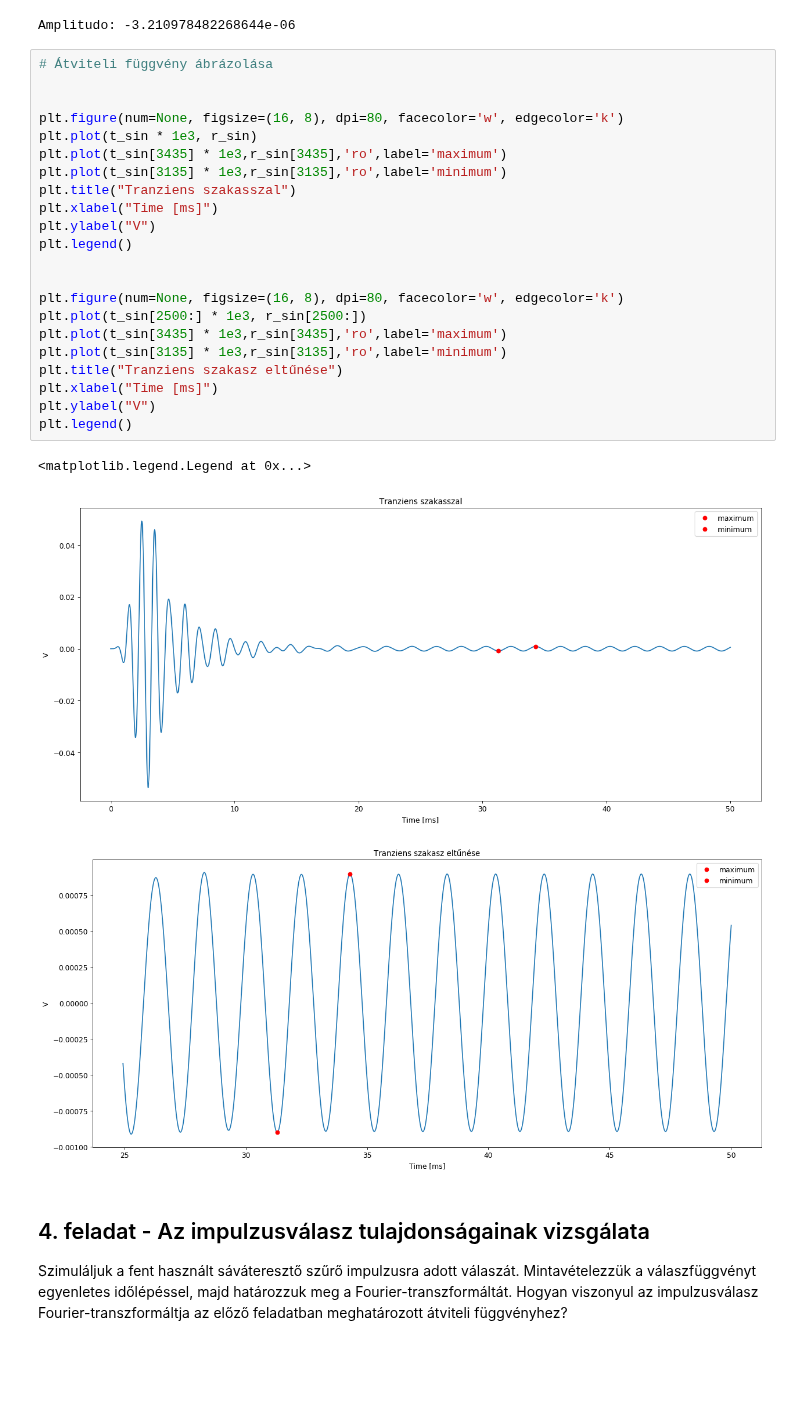
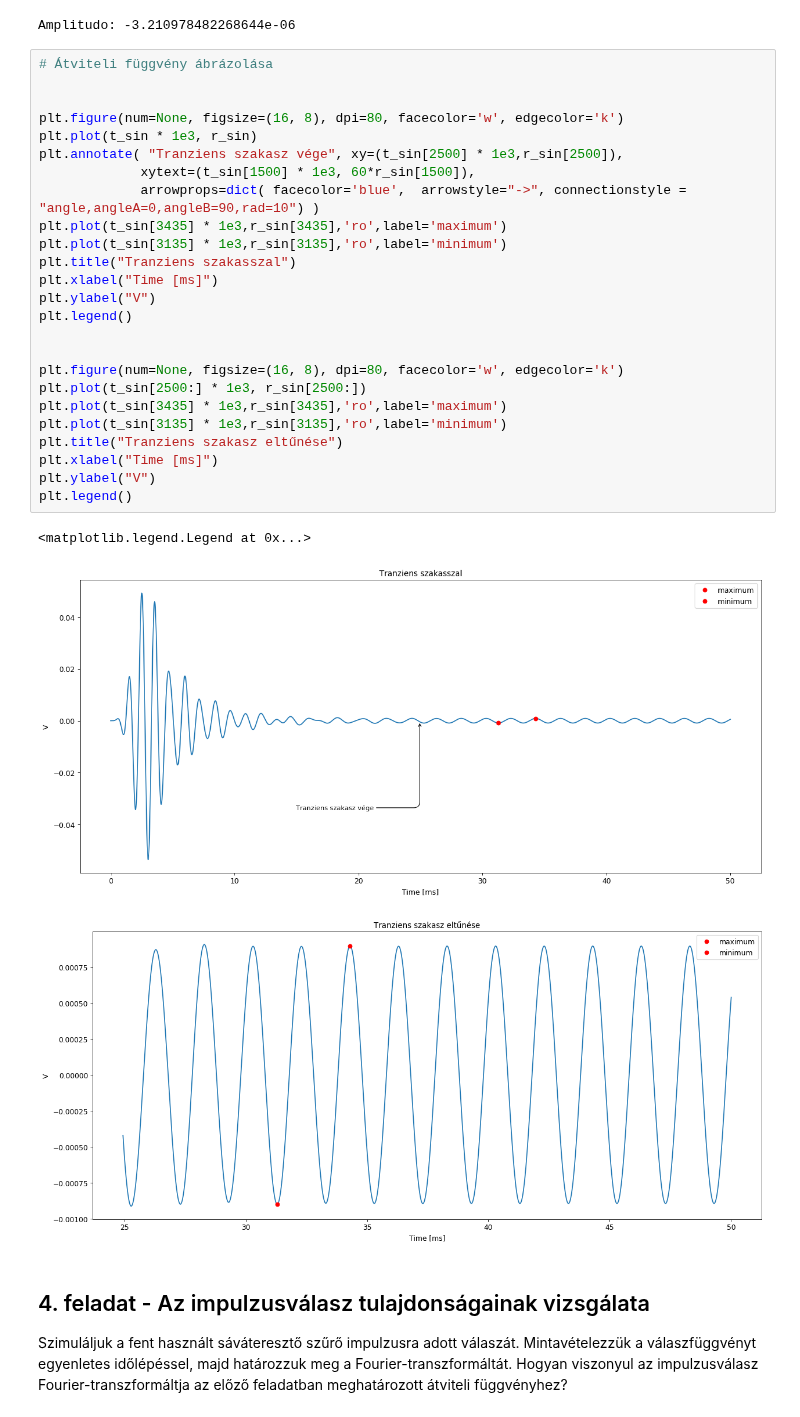
Before and after one commit to Tominano/Numerical-methods-of-physics-II, a Jupyter notebook: 3_feladatsor/3_feladat_Kapolcs.ipynb, the cells around one changed output. Cells and saved outputs as stored; diff of their text form; blank space fills up the shorter version.

```diff
--- a/3_feladatsor/3_feladat_Kapolcs.ipynb
+++ b/3_feladatsor/3_feladat_Kapolcs.ipynb
@@ -438,28 +439,31 @@ Amplitudo: -3.210978482268644e-06
 # %%
 # Átviteli függvény ábrázolása
 
 
 plt.figure(num=None, figsize=(16, 8), dpi=80, facecolor='w', edgecolor='k')
 plt.plot(t_sin * 1e3, r_sin)
+plt.annotate( "Tranziens szakasz vége", xy=(t_sin[2500] * 1e3,r_sin[2500]),
+             xytext=(t_sin[1500] * 1e3, 60*r_sin[1500]),
+             arrowprops=dict( facecolor='blue',  arrowstyle="->", connectionstyle = "angle,angleA=0,angleB=90,rad=10") )
 plt.plot(t_sin[3435] * 1e3,r_sin[3435],'ro',label='maximum')
 plt.plot(t_sin[3135] * 1e3,r_sin[3135],'ro',label='minimum')
 plt.title("Tranziens szakasszal")
 plt.xlabel("Time [ms]")
 plt.ylabel("V")
 plt.legend()
 
 
 plt.figure(num=None, figsize=(16, 8), dpi=80, facecolor='w', edgecolor='k')
 plt.plot(t_sin[2500:] * 1e3, r_sin[2500:])
 plt.plot(t_sin[3435] * 1e3,r_sin[3435],'ro',label='maximum')
 plt.plot(t_sin[3135] * 1e3,r_sin[3135],'ro',label='minimum')
 plt.title("Tranziens szakasz eltűnése")
 plt.xlabel("Time [ms]")
 plt.ylabel("V")
 plt.legend()
 # %% [output]
 <matplotlib.legend.Legend at 0x...>
-[figure, old version]
+[figure, new version]
 [figure]
 # %% [markdown]
 ## 4. feladat - Az impulzusválasz tulajdonságainak vizsgálata
```
Also changed, not shown: parts of 2 cells of this notebook.
